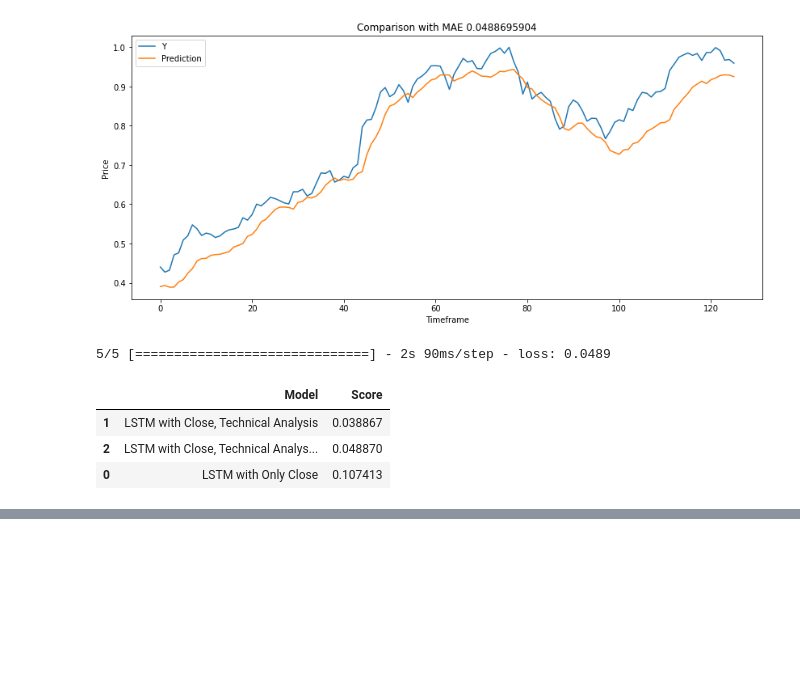
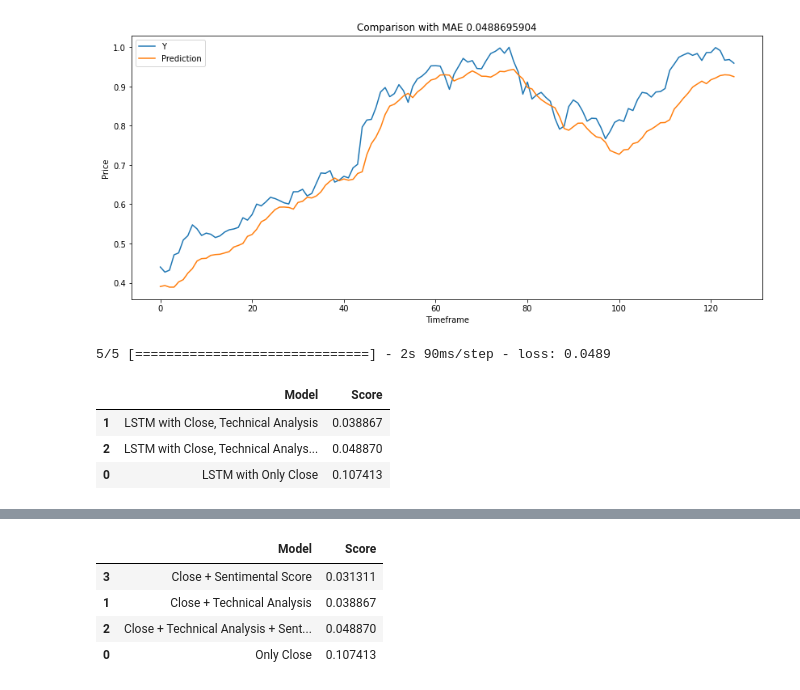
Before and after one commit to 6058ah/BusinessCapstone, a Jupyter notebook: 딥러닝과_텍스트마이닝을_통한_ETF_매매.ipynb, the cells around one changed output, grey strips where cells are left out. Drawn from its saved outputs; the diff is of its cells as text; code cells hidden in the pictures; blank space fills up the shorter version.

```diff
--- a/딥러닝과_텍스트마이닝을_통한_ETF_매매.ipynb
+++ b/딥러닝과_텍스트마이닝을_통한_ETF_매매.ipynb
@@ -893,0 +1040,8 @@ models.sort_values(by='Score', ascending=True)
+# %%
+err_model4 = regressor.evaluate(X_test, y_test, batch_size=30)
+
+models = pd.DataFrame({
+    'Model': ['Only Close', 'Close + Technical Analysis','Close +  Technical Analysis + Sentimental Score' ,'Close + Sentimental Score'],
+    'Score': [err_model1,err_model2,err_model3,err_model4]})
+models.sort_values(by='Score', ascending=True)
+# %% [output]
@@ -893,0 +1049,5 @@ models.sort_values(by='Score', ascending=True)
+|  | Model | Score |
+| 3 | Close + Sentimental Score | 0.031311 |
+| 1 | Close + Technical Analysis | 0.038867 |
+| 2 | Close + Technical Analysis + Sent... | 0.048870 |
+| 0 | Only Close | 0.107413 |
```
Also changed, not shown: parts of 15 cells of this notebook.
